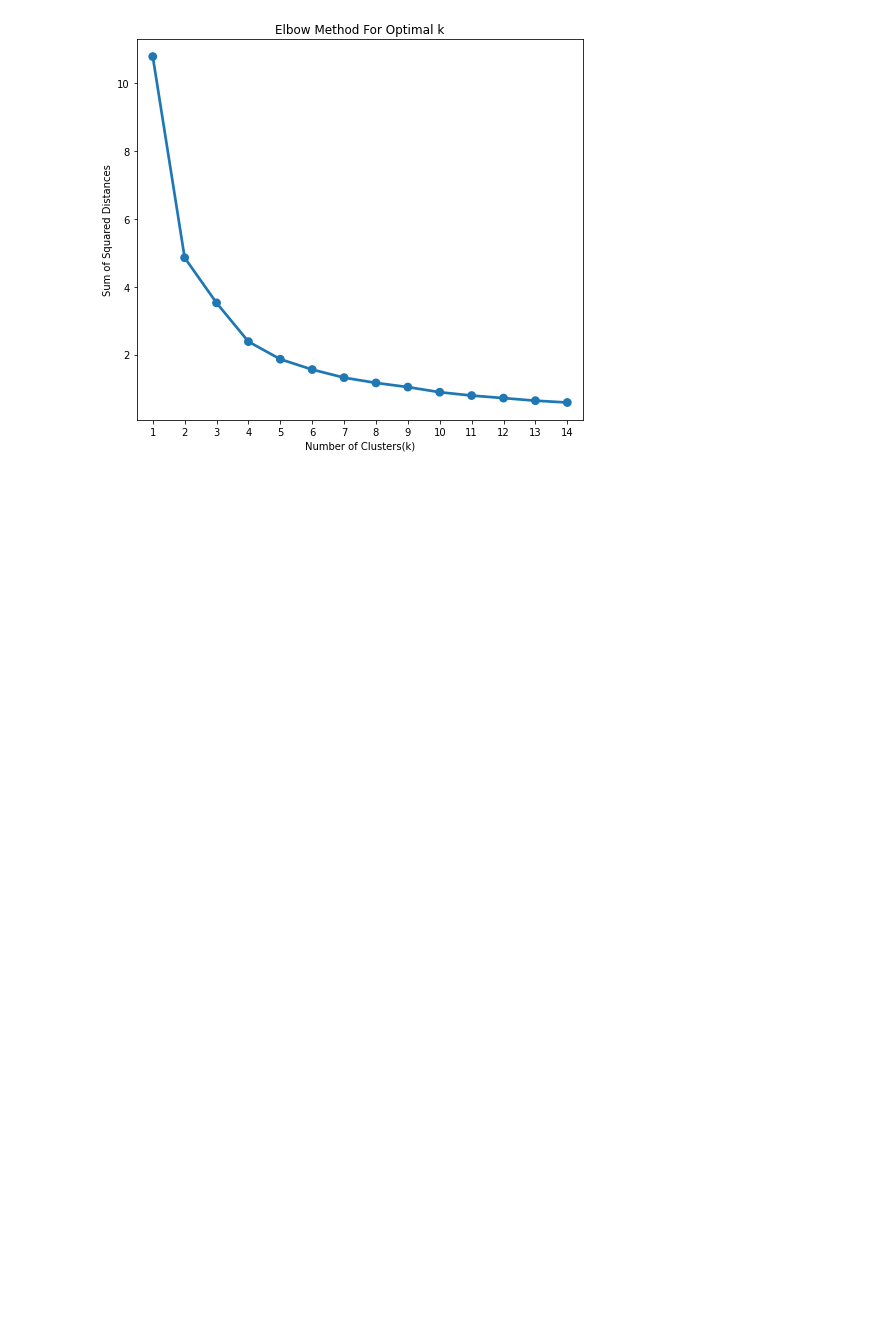
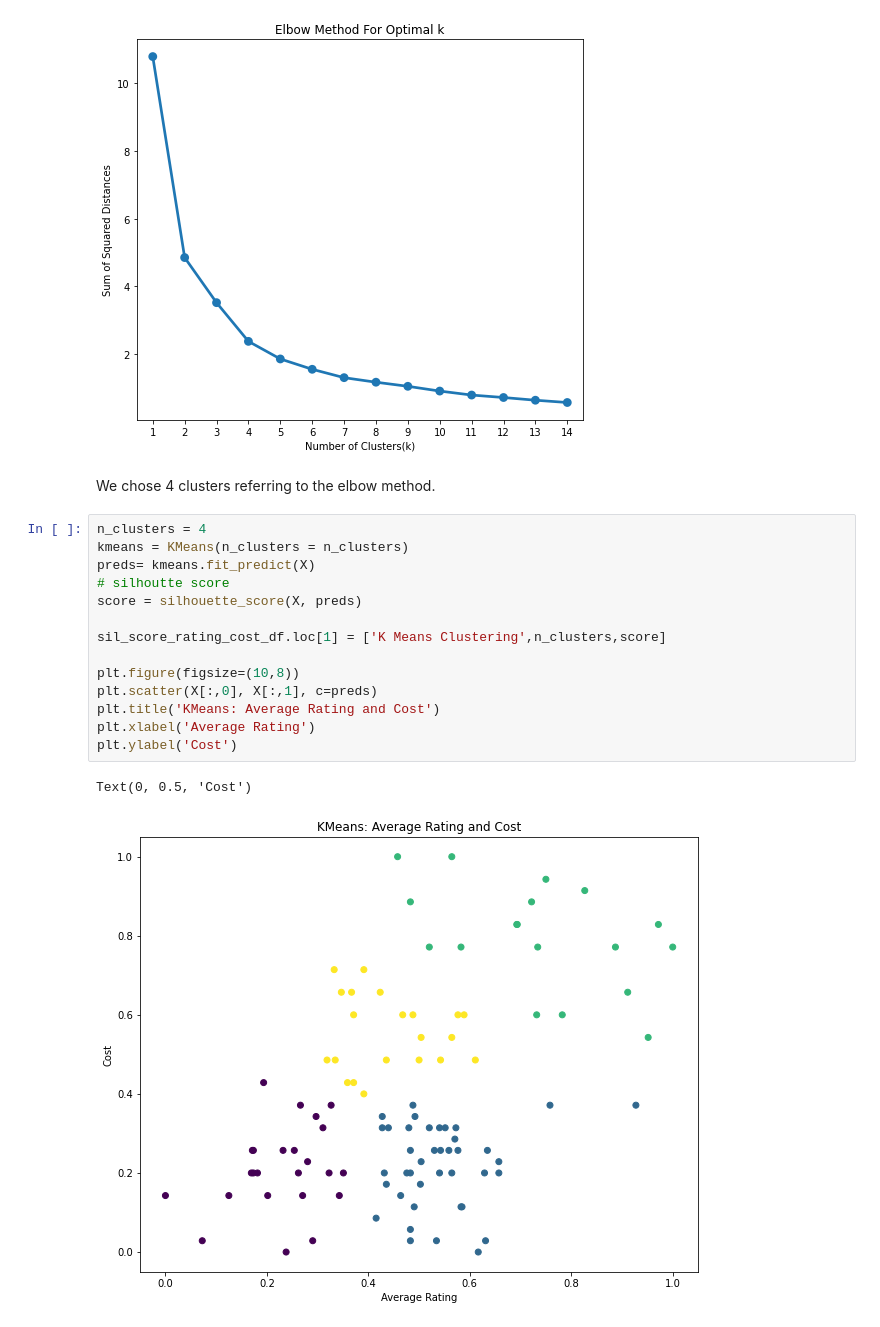
Before and after one commit to Zeeshan2012/ZOMATO-RESTAURANT-CLUSTERING-AND-SENTIMENT-ANALYSIS, a Jupyter notebook: ZOMATO_RESTAURANT_CLUSTERING_AND_SENTIMENT_ANALYSIS.ipynb, the cells around one changed output. Cells and saved outputs as stored; diff of their text form; blank space fills up the shorter version.

```diff
--- a/ZOMATO_RESTAURANT_CLUSTERING_AND_SENTIMENT_ANALYSIS.ipynb
+++ b/ZOMATO_RESTAURANT_CLUSTERING_AND_SENTIMENT_ANALYSIS.ipynb
@@ -1352,3 +1360,22 @@ plt.title('Elbow Method For Optimal k')
 plt.show()
 # %% [output]
 [figure]
+# %% [markdown]
+We chose 4 clusters referring to the elbow method.
+# %%
+n_clusters = 4
+kmeans = KMeans(n_clusters = n_clusters)
+preds= kmeans.fit_predict(X)
+# silhoutte score
+score = silhouette_score(X, preds)
+
+sil_score_rating_cost_df.loc[1] = ['K Means Clustering',n_clusters,score]
+
+plt.figure(figsize=(10,8))
+plt.scatter(X[:,0], X[:,1], c=preds)
+plt.title('KMeans: Average Rating and Cost')
+plt.xlabel('Average Rating')
+plt.ylabel('Cost')
+# %% [output]
+Text(0, 0.5, 'Cost')
+[figure, added]
```
Also changed, not shown: parts of 102 cells of this notebook.
